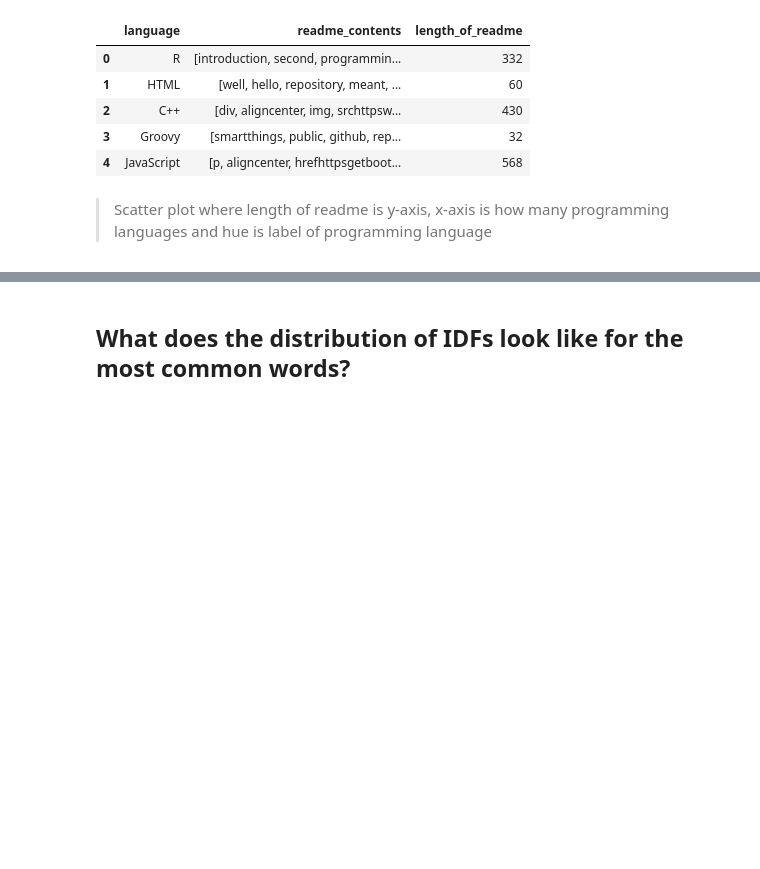
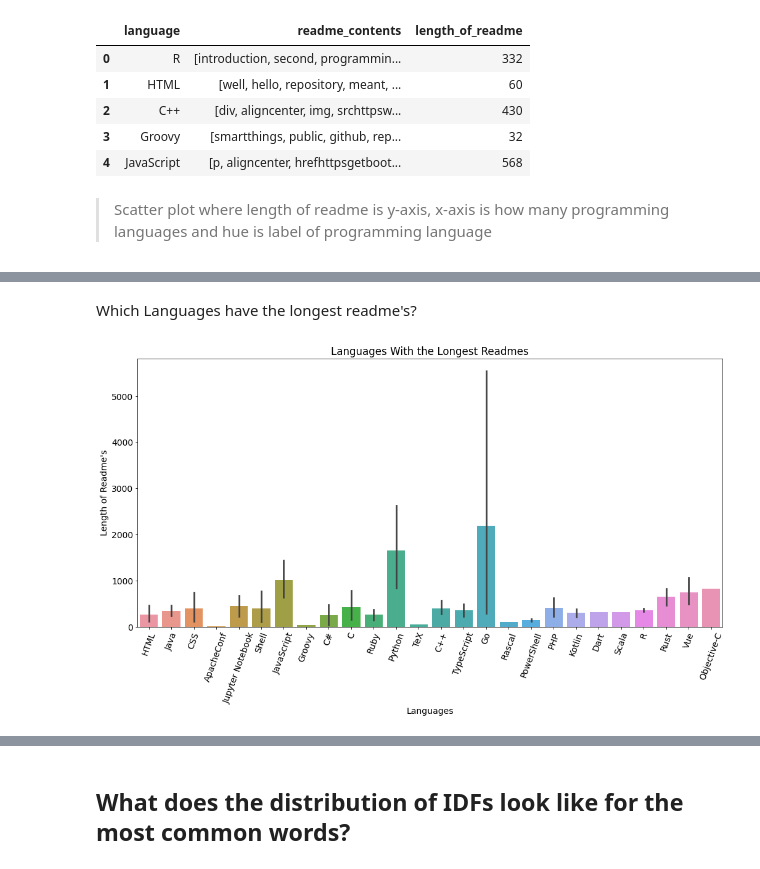
Before and after one commit to cobb-jiang-hartman-npl-project/github-repository-project, a Jupyter notebook: Jeremys_Repo/notes.ipynb, the cells around one changed output, grey strips where cells are left out. Cells and saved outputs as stored; diff of their text form; code cells hidden in the pictures; blank space fills up the shorter version.

```diff
--- a/Jeremys_Repo/notes.ipynb
+++ b/Jeremys_Repo/notes.ipynb
@@ -266,0 +267,18 @@ plt.show()
+# %%
+df2 = df2.sort_values(by='length_of_readme', ascending=False)
+# %% [markdown]
+Which Languages have the longest readme's?
+# %%
+plt.figure(figsize=(17,8))
+x = df2.language
+y = df2.length_of_readme
+sns.barplot(data=df_lang_count, x=x, y=y)
+
+plt.title("Languages With the Longest Readmes")
+plt.ylabel('Length of Readme\'s')
+plt.xlabel('Languages')
+
+plt.xticks(rotation=70)
+plt.show()
+# %% [output]
+[figure, added]
```
Also changed, not shown: parts of 8 cells of this notebook.
